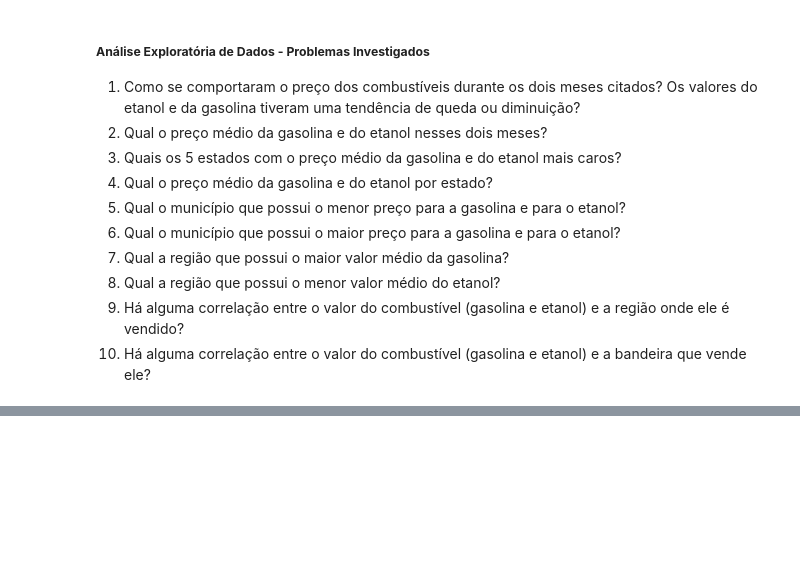
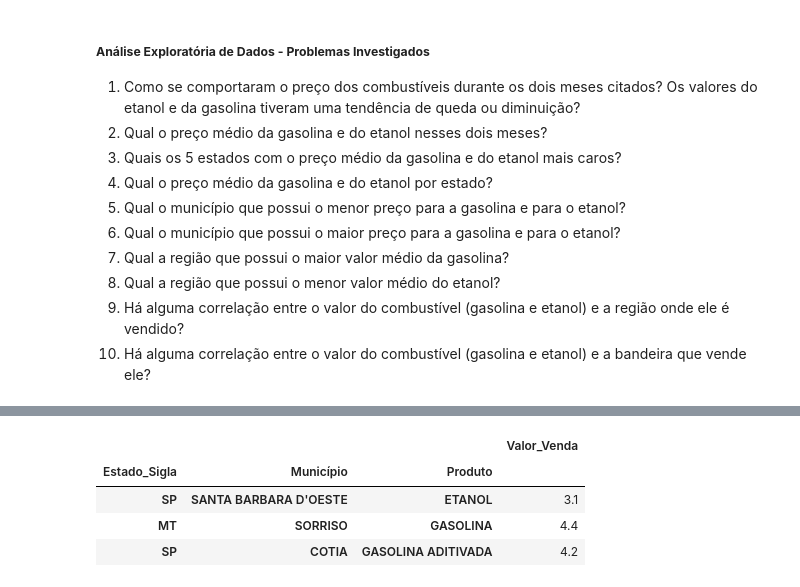
Before and after one commit to LeGuigs/Projeto_M4_DA, a Jupyter notebook: Notebook_Projeto_M4_Grupo4_ANP.ipynb, the cells around one changed output, grey strips where cells are left out. Drawn from its saved outputs; the diff is of its cells as text; code cells hidden in the pictures; blank space fills up the shorter version.

```diff
--- a/Notebook_Projeto_M4_Grupo4_ANP.ipynb
+++ b/Notebook_Projeto_M4_Grupo4_ANP.ipynb
@@ -457,0 +553,14 @@ bandeira que vende ele?
+# %%
+#verificando o município que possui o MENOR preço para a gasolina e para o etanol
+etanol_min = df_copia[df_copia['Produto']=='ETANOL'].groupby(['Estado_Sigla', 'Município', 'Produto']).agg( {"Valor_Venda":"min"}).sort_values('Valor_Venda').head(1)
+gasolina_min = df_copia[df_copia['Produto']=='GASOLINA'].groupby(['Estado_Sigla', 'Município', 'Produto']).agg( {"Valor_Venda":"min"}).sort_values('Valor_Venda').head(1)
+gasolina_adt_min = df_copia[df_copia['Produto']=='GASOLINA ADITIVADA'].groupby(['Estado_Sigla', 'Município', 'Produto']).agg( {"Valor_Venda":"min"}).sort_values('Valor_Venda').head(1)
+
+municipio_min = pd.concat([etanol_min, gasolina_min, gasolina_adt_min], join="outer")
+municipio_min
+# %% [output]
+|  |  |  | Valor_Venda |
+| Estado_Sigla | Município | Produto |  |
+| SP | SANTA BARBARA D'OESTE | ETANOL | 3.1 |
+| MT | SORRISO | GASOLINA | 4.4 |
+| SP | COTIA | GASOLINA ADITIVADA | 4.2 |
```
Also changed, not shown: parts of 6 cells of this notebook.
